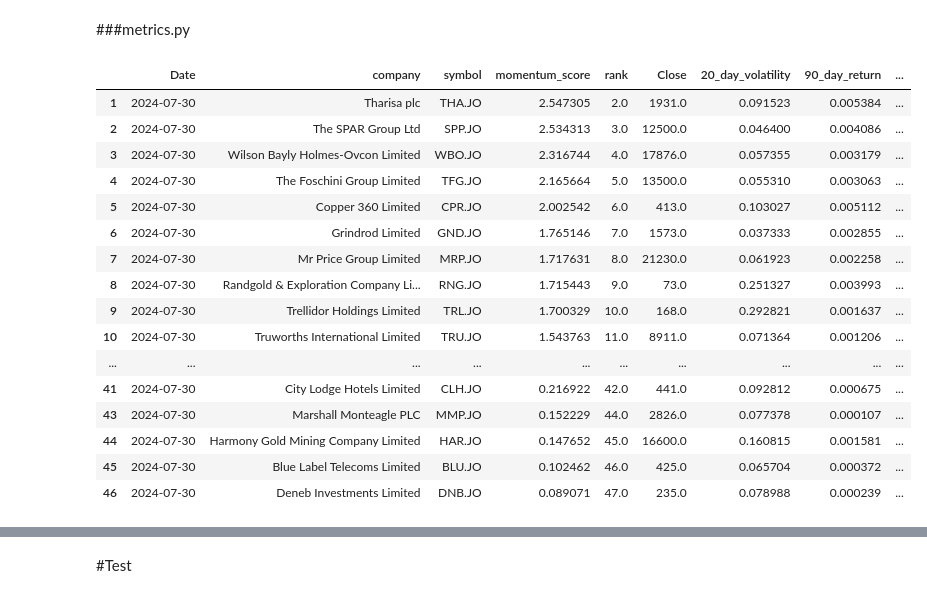
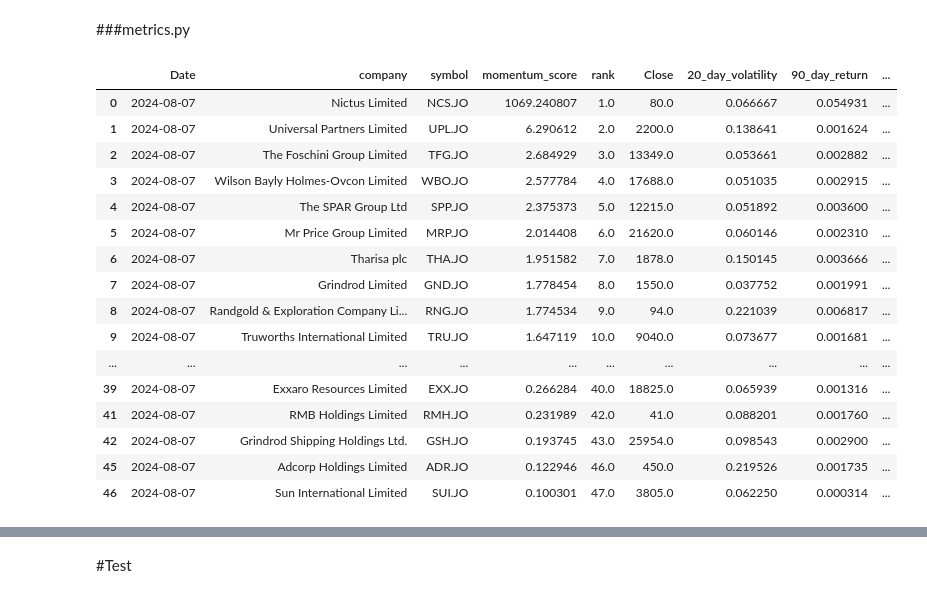
Before and after one commit to HelmieAnalytics/xardata, a Jupyter notebook: XarData_v2_0_2_ranker.ipynb, the cells around one changed output, grey strips where cells are left out. Saved outputs shown, nothing was run; the diff lists cells and outputs as text; code cells hidden in the pictures.

```diff
--- a/XarData_v2_0_2_ranker.ipynb
+++ b/XarData_v2_0_2_ranker.ipynb
@@ -635,7 +658,7 @@ from scipy.stats import linregress
 
 #Make a variable for this is Settings
 
-ranking_day = '2024-07-30'
+ranking_day = '2024-08-07'
 
 
 # Define the directory containing the CSV files
@@ -783,13 +806,13 @@ def calculate_metrics_and_add_columns(original_df, data_folder, portfolio_value)
         stock_data['90_day_return'] = (stock_data['Close'].pct_change(periods=90) + 1).pow(1 / 90) - 1
 
         # Ensure the date exists in stock_data
-        if '2024-07-30' in stock_data.index:
+        if ranking_day in stock_data.index:
             # Add the calculated values to the result_df
             result_df.loc[result_df['symbol'] == ticker, ['20_day_volatility', '100_day_mean', '90_day_return']] = \
-                stock_data.loc['2024-07-30', ['20_day_volatility', '100_day_mean', '90_day_return']].values
+                stock_data.loc[ranking_day, ['20_day_volatility', '100_day_mean', '90_day_return']].values
 
             # Add the 'close' column
-            result_df.loc[result_df['symbol'] == ticker, 'Close'] = stock_data.loc['2024-07-30', 'Close']
+            result_df.loc[result_df['symbol'] == ticker, 'Close'] = stock_data.loc[ranking_day, 'Close']
 
     # Replace any remaining NaN values in '20_day_volatility' with a small number to avoid division by zero
     result_df['20_day_volatility'].replace(0, np.nan, inplace=True)
@@ -824,49 +847,49 @@ def calculate_metrics_and_add_columns(original_df, data_folder, portfolio_value)
     merged_df = pd.merge(result_df,
                          index_data[['index_mean', 'market_trend']],
                          left_on='Date',
                          right_index=True,
                          how='left')
 
-    merged_df.to_csv('/content/drive/MyDrive/ranked_list_31Jul2024.csv')
+    merged_df.to_csv('/content/drive/MyDrive/ranked_list_07Aug2024.csv')
 
     # Drop rows where boolean value is False and '90_day_return' >= 0.15
     merged_df = merged_df.drop(merged_df[(merged_df['stock_trend'] == False) |
                                          (merged_df['90_day_return'] >= 0.15)].index)
 
     merged_df = merged_df.loc[:, ~merged_df.columns.str.contains('^Unnamed')]
 
     merged_df = merged_df.iloc[:, [0, 1, 2, 3, 4, 8, 5, 7, 6, 13, 10, 14, 9, 11, 12]]
 
-    merged_df.to_csv('/content/drive/MyDrive/initial_portfolio_31Jul2024.csv')
+    merged_df.to_csv('/content/drive/MyDrive/initial_portfolio_07Aug2024.csv')
 
 
     return merged_df
 
 # Example usage:
 original_df = pd.read_csv("/content/drive/MyDrive/ranking_list.csv")  # Replace with your actual data
 data_folder = "/content/drive/MyDrive/Stocks"  # Path to your stock data folder
 portfolio_value = 125435.26  # Example portfolio value
 
 updated_df = calculate_metrics_and_add_columns(original_df, data_folder, portfolio_value)
 
 # Display the merged DataFrame
 updated_df
 # %% [output]
 |  | Date | company | symbol | momentum_score | rank | Close | 20_day_volatility | 90_day_return | ... |
-| 1 | 2024-07-30 | Tharisa plc | THA.JO | 2.547305 | 2.0 | 1931.0 | 0.091523 | 0.005384 | ... |
-| 2 | 2024-07-30 | The SPAR Group Ltd | SPP.JO | 2.534313 | 3.0 | 12500.0 | 0.046400 | 0.004086 | ... |
-| 3 | 2024-07-30 | Wilson Bayly Holmes-Ovcon Limited | WBO.JO | 2.316744 | 4.0 | 17876.0 | 0.057355 | 0.003179 | ... |
-| 4 | 2024-07-30 | The Foschini Group Limited | TFG.JO | 2.165664 | 5.0 | 13500.0 | 0.055310 | 0.003063 | ... |
-| 5 | 2024-07-30 | Copper 360 Limited | CPR.JO | 2.002542 | 6.0 | 413.0 | 0.103027 | 0.005112 | ... |
-| 6 | 2024-07-30 | Grindrod Limited | GND.JO | 1.765146 | 7.0 | 1573.0 | 0.037333 | 0.002855 | ... |
-| 7 | 2024-07-30 | Mr Price Group Limited | MRP.JO | 1.717631 | 8.0 | 21230.0 | 0.061923 | 0.002258 | ... |
-| 8 | 2024-07-30 | Randgold & Exploration Company Li... | RNG.JO | 1.715443 | 9.0 | 73.0 | 0.251327 | 0.003993 | ... |
-| 9 | 2024-07-30 | Trellidor Holdings Limited | TRL.JO | 1.700329 | 10.0 | 168.0 | 0.292821 | 0.001637 | ... |
-| 10 | 2024-07-30 | Truworths International Limited | TRU.JO | 1.543763 | 11.0 | 8911.0 | 0.071364 | 0.001206 | ... |
+| 0 | 2024-08-07 | Nictus Limited | NCS.JO | 1069.240807 | 1.0 | 80.0 | 0.066667 | 0.054931 | ... |
+| 1 | 2024-08-07 | Universal Partners Limited | UPL.JO | 6.290612 | 2.0 | 2200.0 | 0.138641 | 0.001624 | ... |
+| 2 | 2024-08-07 | The Foschini Group Limited | TFG.JO | 2.684929 | 3.0 | 13349.0 | 0.053661 | 0.002882 | ... |
+| 3 | 2024-08-07 | Wilson Bayly Holmes-Ovcon Limited | WBO.JO | 2.577784 | 4.0 | 17688.0 | 0.051035 | 0.002915 | ... |
+| 4 | 2024-08-07 | The SPAR Group Ltd | SPP.JO | 2.375373 | 5.0 | 12215.0 | 0.051892 | 0.003600 | ... |
+| 5 | 2024-08-07 | Mr Price Group Limited | MRP.JO | 2.014408 | 6.0 | 21620.0 | 0.060146 | 0.002310 | ... |
+| 6 | 2024-08-07 | Tharisa plc | THA.JO | 1.951582 | 7.0 | 1878.0 | 0.150145 | 0.003666 | ... |
+| 7 | 2024-08-07 | Grindrod Limited | GND.JO | 1.778454 | 8.0 | 1550.0 | 0.037752 | 0.001991 | ... |
+| 8 | 2024-08-07 | Randgold & Exploration Company Li... | RNG.JO | 1.774534 | 9.0 | 94.0 | 0.221039 | 0.006817 | ... |
+| 9 | 2024-08-07 | Truworths International Limited | TRU.JO | 1.647119 | 10.0 | 9040.0 | 0.073677 | 0.001681 | ... |
 | ... | ... | ... | ... | ... | ... | ... | ... | ... | ... |
-| 41 | 2024-07-30 | City Lodge Hotels Limited | CLH.JO | 0.216922 | 42.0 | 441.0 | 0.092812 | 0.000675 | ... |
-| 43 | 2024-07-30 | Marshall Monteagle PLC | MMP.JO | 0.152229 | 44.0 | 2826.0 | 0.077378 | 0.000107 | ... |
-| 44 | 2024-07-30 | Harmony Gold Mining Company Limited | HAR.JO | 0.147652 | 45.0 | 16600.0 | 0.160815 | 0.001581 | ... |
-| 45 | 2024-07-30 | Blue Label Telecoms Limited | BLU.JO | 0.102462 | 46.0 | 425.0 | 0.065704 | 0.000372 | ... |
-| 46 | 2024-07-30 | Deneb Investments Limited | DNB.JO | 0.089071 | 47.0 | 235.0 | 0.078988 | 0.000239 | ... |
+| 39 | 2024-08-07 | Exxaro Resources Limited | EXX.JO | 0.266284 | 40.0 | 18825.0 | 0.065939 | 0.001316 | ... |
+| 41 | 2024-08-07 | RMB Holdings Limited | RMH.JO | 0.231989 | 42.0 | 41.0 | 0.088201 | 0.001760 | ... |
+| 42 | 2024-08-07 | Grindrod Shipping Holdings Ltd. | GSH.JO | 0.193745 | 43.0 | 25954.0 | 0.098543 | 0.002900 | ... |
+| 45 | 2024-08-07 | Adcorp Holdings Limited | ADR.JO | 0.122946 | 46.0 | 450.0 | 0.219526 | 0.001735 | ... |
+| 46 | 2024-08-07 | Sun International Limited | SUI.JO | 0.100301 | 47.0 | 3805.0 | 0.062250 | 0.000314 | ... |
 # %%
```
Also changed, not shown: parts of 20 cells of this notebook.
